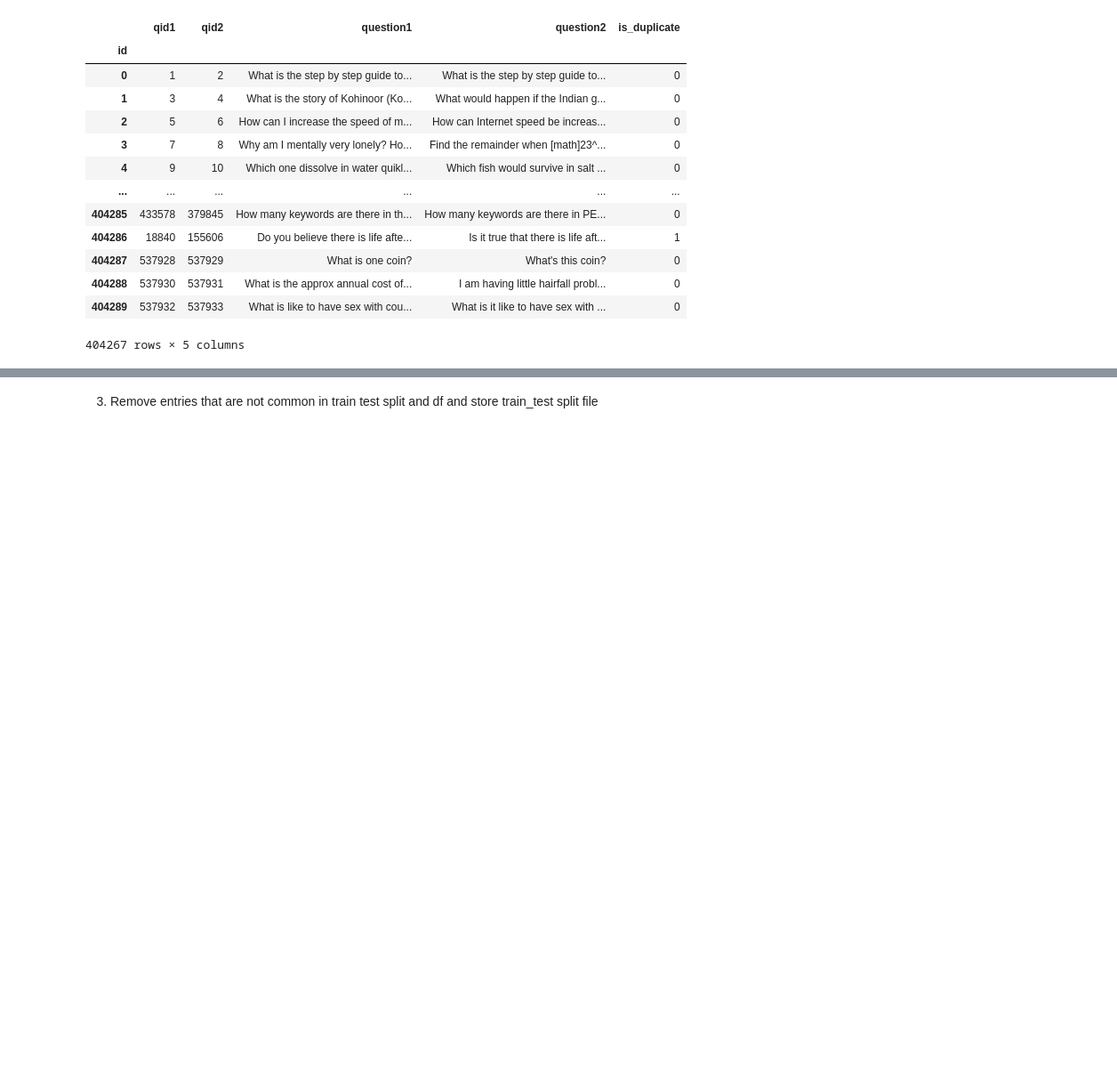
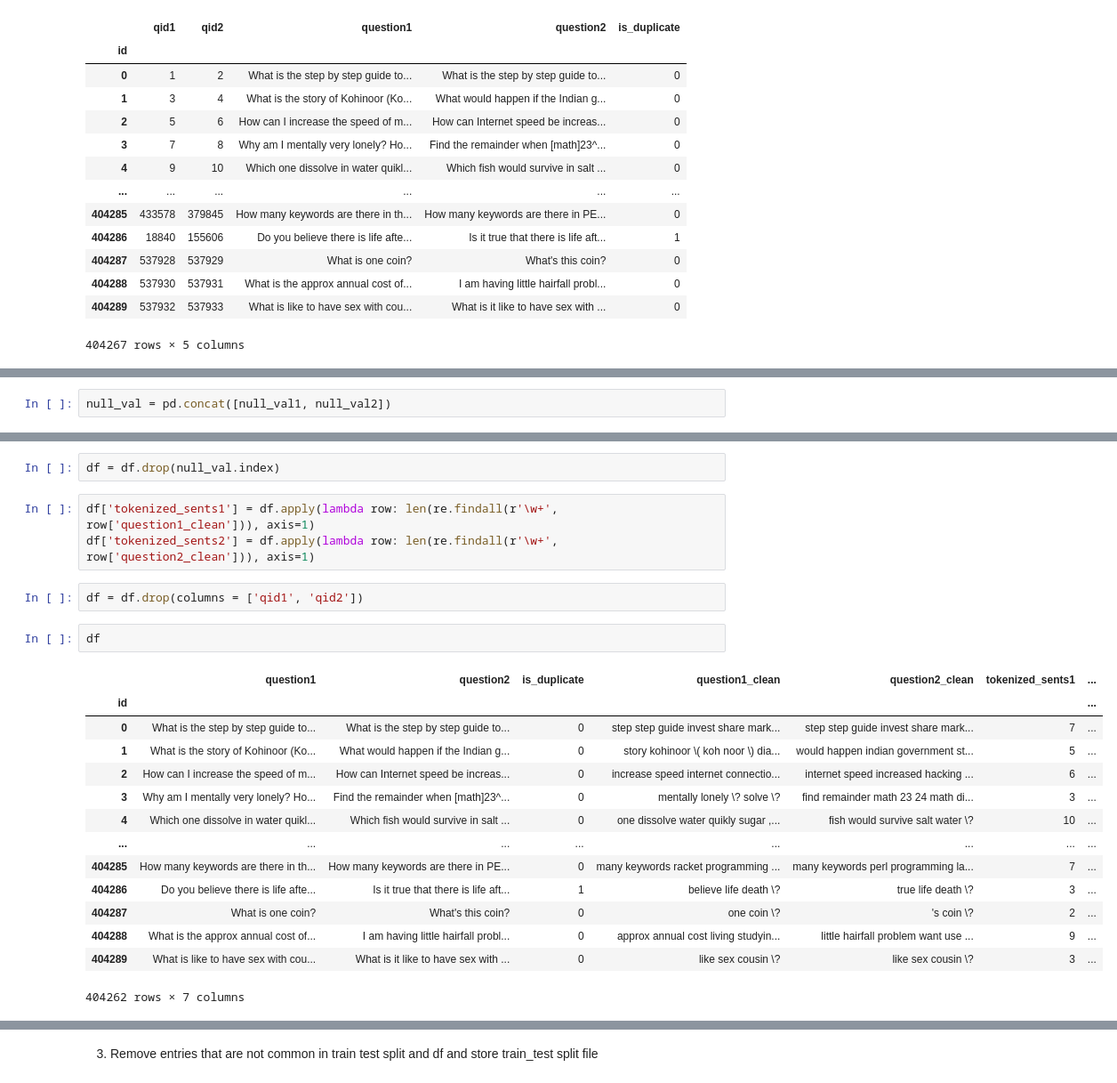
Before and after one commit to danielgarel/NLP_project, a Jupyter notebook: Data_import.ipynb, the cells around one changed output, grey strips where cells are left out. Shown at 89% size. Drawn from its saved outputs; the diff is of its cells as text; blank space fills up the shorter version.

```diff
--- a/Data_import.ipynb
+++ b/Data_import.ipynb
@@ -58,0 +80,2 @@ df
+# %%
+null_val = pd.concat([null_val1, null_val2])
@@ -58,0 +92,24 @@ df
+# %%
+df = df.drop(null_val.index)
+# %%
+df['tokenized_sents1'] = df.apply(lambda row: len(re.findall(r'\w+', row['question1_clean'])), axis=1)
+df['tokenized_sents2'] = df.apply(lambda row: len(re.findall(r'\w+', row['question2_clean'])), axis=1)
+# %%
+df = df.drop(columns = ['qid1', 'qid2'])
+# %%
+df
+# %% [output]
+|  | question1 | question2 | is_duplicate | question1_clean | question2_clean | tokenized_sents1 | ... |
+| id |  |  |  |  |  |  | ... |
+| 0 | What is the step by step guide to... | What is the step by step guide to... | 0 | step step guide invest share mark... | step step guide invest share mark... | 7 | ... |
+| 1 | What is the story of Kohinoor (Ko... | What would happen if the Indian g... | 0 | story kohinoor \( koh noor \) dia... | would happen indian government st... | 5 | ... |
+| 2 | How can I increase the speed of m... | How can Internet speed be increas... | 0 | increase speed internet connectio... | internet speed increased hacking ... | 6 | ... |
+| 3 | Why am I mentally very lonely? Ho... | Find the remainder when [math]23^... | 0 | mentally lonely \? solve \? | find remainder math 23 24 math di... | 3 | ... |
+| 4 | Which one dissolve in water quikl... | Which fish would survive in salt ... | 0 | one dissolve water quikly sugar ,... | fish would survive salt water \? | 10 | ... |
+| ... | ... | ... | ... | ... | ... | ... | ... |
+| 404285 | How many keywords are there in th... | How many keywords are there in PE... | 0 | many keywords racket programming ... | many keywords perl programming la... | 7 | ... |
+| 404286 | Do you believe there is life afte... | Is it true that there is life aft... | 1 | believe life death \? | true life death \? | 3 | ... |
+| 404287 | What is one coin? | What's this coin? | 0 | one coin \? | 's coin \? | 2 | ... |
+| 404288 | What is the approx annual cost of... | I am having little hairfall probl... | 0 | approx annual cost living studyin... | little hairfall problem want use ... | 9 | ... |
+| 404289 | What is like to have sex with cou... | What is it like to have sex with ... | 0 | like sex cousin \? | like sex cousin \? | 3 | ... |
+404262 rows × 7 columns
```
Also changed, not shown: parts of 63 cells of this notebook.
